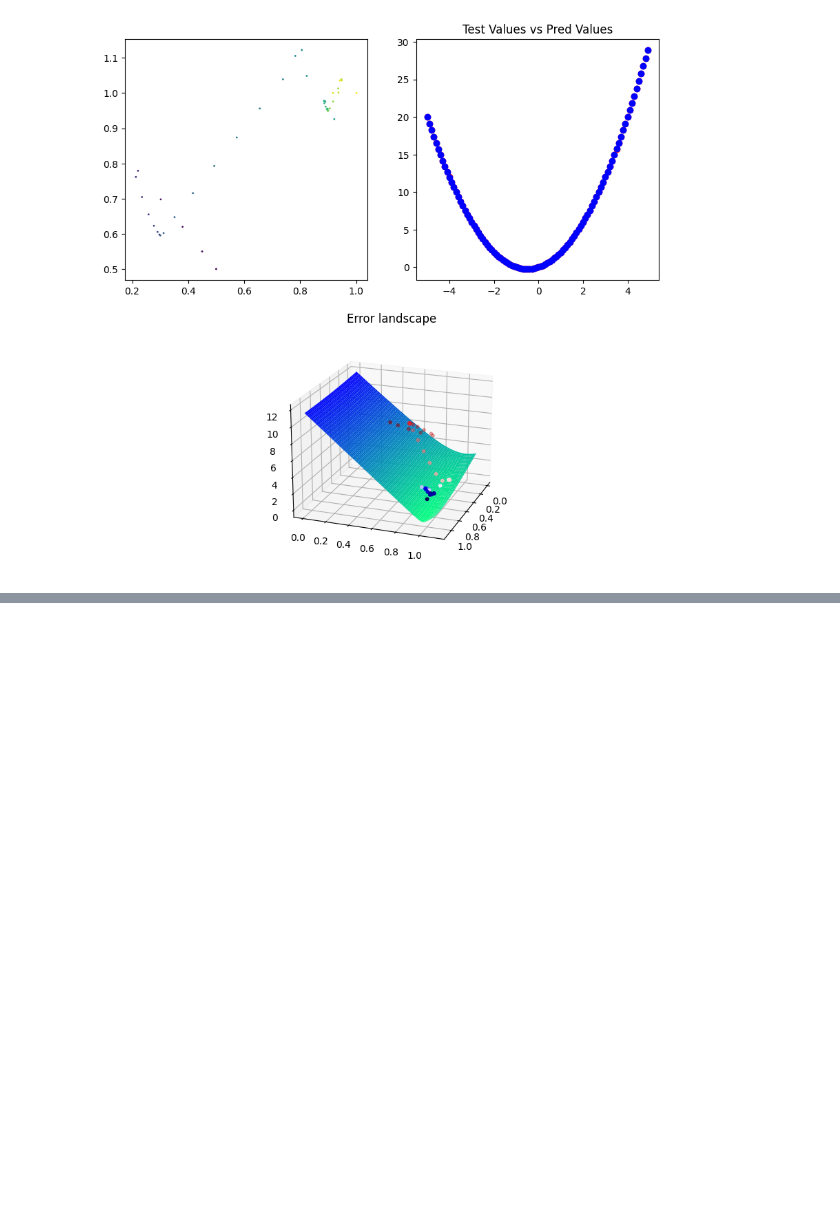
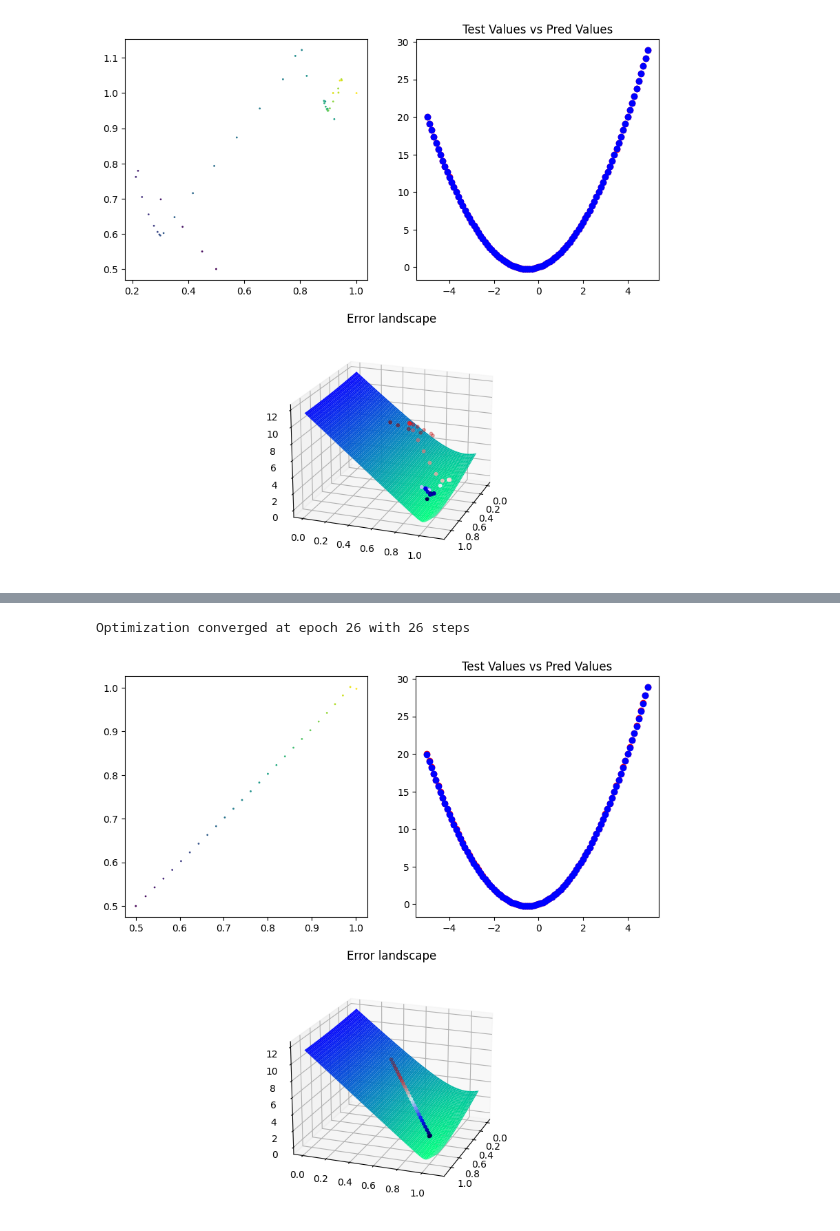
Before and after one commit to JoseMCruzMendez/CodingMLBasics, a Jupyter notebook: Optimizers/TestingGD.ipynb, the cells around one changed output, grey strips where cells are left out. Cells and saved outputs as stored; diff of their text form; code cells hidden in the pictures; blank space fills up the shorter version.

```diff
--- a/Optimizers/TestingGD.ipynb
+++ b/Optimizers/TestingGD.ipynb
@@ -212,0 +257,8 @@ Optimization converged at epoch 3 with 41 steps
+# %%
+#Full batch RMSProp
+sgd_poly = Polynomial(coefficients=[0.5, 0.5], degrees=[1, 2])
+optim = RMSProp(sgd_poly.get_params(), lr=0.02, lr_func=lam, beta=0.2)
+run_test(sgd_poly, optim, num_epochs=500, tol=0.01)
+# %% [output]
+Optimization converged at epoch 26 with 26 steps
+[figure, added]
```
Also changed, not shown: parts of 13 cells of this notebook, 1 other file.
